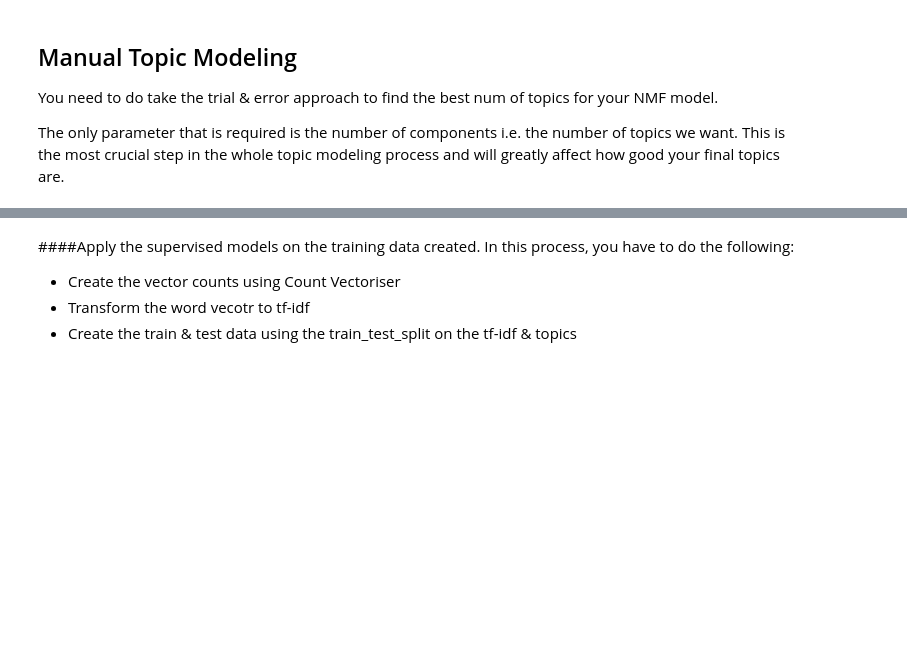
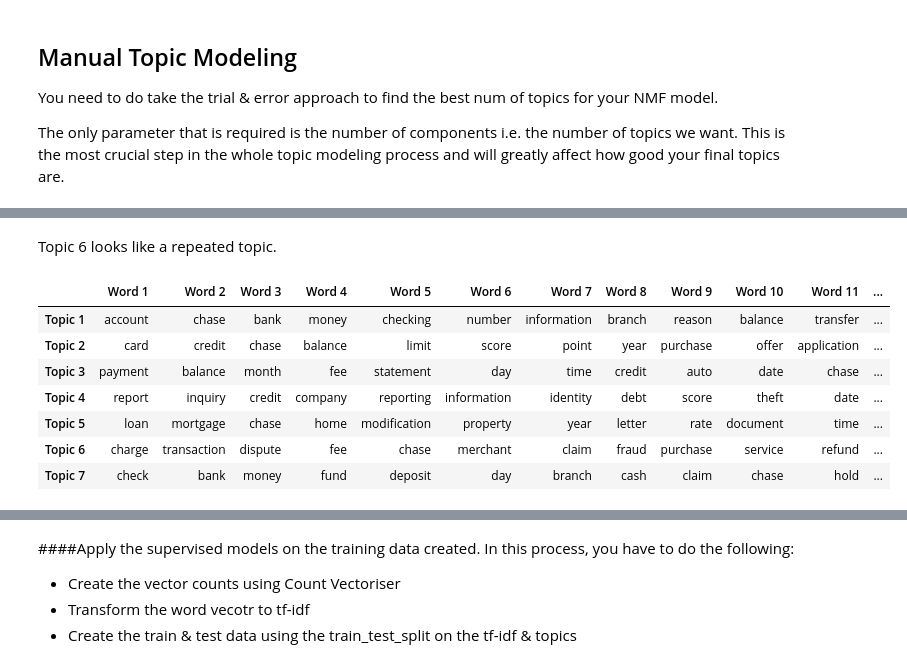
Before and after one commit to prajwelbk/Automatic_Ticket_Classification, a Jupyter notebook: Automatic_Ticket_Classification_Assignment.ipynb, the cells around one changed output, grey strips where cells are left out. Saved outputs shown, nothing was run; the diff lists cells and outputs as text; code cells hidden in the pictures; blank space fills up the shorter version.

Commit message:
Modelling for ticket classification added

```diff
--- a/Automatic_Ticket_Classification_Assignment.ipynb
+++ b/Automatic_Ticket_Classification_Assignment.ipynb
@@ -438,3 +440,6 @@ The tuples that are not there have a tf-idf score of 0
 # %%
 #Write your code here to create the Document Term Matrix by transforming the complaints column present in df_clean.
 doc_term_matrix= tf_idf_vectorizer.fit_transform(df_clean['Complaint_clean'])
+# %%
+vocab = np.array(tf_idf_vectorizer.get_feature_names_out())
+print("Vocabulary size :",len(vocab))
@@ -480,0 +493,16 @@ df_clean.head()
+# %%
+num_topics = 6
+
+#keep the random_state =40
+nmf_model = NMF(n_components = num_topics, random_state = 40)
+W = nmf_model.fit_transform(doc_term_matrix)
+H = nmf_model.components_
+
+topic_top15words = pd.DataFrame(np.zeros((num_topics, 15)), columns = [f'Word {i+1}' for i in range(15)],
+             index = [f'Topic {i+1}' for i in range(num_topics)]).astype("str")
+
+for i in range(num_topics) :
+  idx = H[i].argsort()[::-1][:15]
+  topic_top15words.iloc[i] = vocab[idx]
+
+topic_top15words
@@ -480,0 +517,27 @@ df_clean.head()
+# %% [markdown]
+Topic 6 looks like a repeated topic.
+# %%
+num_topics = 7
+
+#keep the random_state =40
+nmf_model = NMF(n_components = num_topics, random_state = 40)
+W = nmf_model.fit_transform(doc_term_matrix)
+H = nmf_model.components_
+
+topic_top15words = pd.DataFrame(np.zeros((num_topics, 15)), columns = [f'Word {i+1}' for i in range(15)],
+             index = [f'Topic {i+1}' for i in range(num_topics)]).astype("str")
+
+for i in range(num_topics) :
+  idx = H[i].argsort()[::-1][:15]
+  topic_top15words.iloc[i] = vocab[idx]
+
+topic_top15words
+# %% [output]
+|  | Word 1 | Word 2 | Word 3 | Word 4 | Word 5 | Word 6 | Word 7 | Word 8 | Word 9 | Word 10 | Word 11 | ... |
+| Topic 1 | account | chase | bank | money | checking | number | information | branch | reason | balance | transfer | ... |
+| Topic 2 | card | credit | chase | balance | limit | score | point | year | purchase | offer | application | ... |
+| Topic 3 | payment | balance | month | fee | statement | day | time | credit | auto | date | chase | ... |
+| Topic 4 | report | inquiry | credit | company | reporting | information | identity | debt | score | theft | date | ... |
+| Topic 5 | loan | mortgage | chase | home | modification | property | year | letter | rate | document | time | ... |
+| Topic 6 | charge | transaction | dispute | fee | chase | merchant | claim | fraud | purchase | service | refund | ... |
+| Topic 7 | check | bank | money | fund | deposit | day | branch | cash | claim | chase | hold | ... |
```
Also changed, not shown: parts of 37 cells of this notebook.
